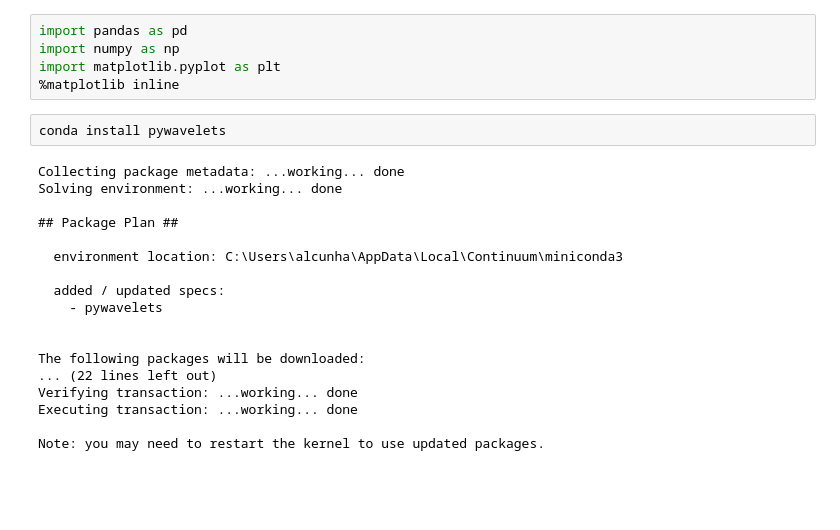
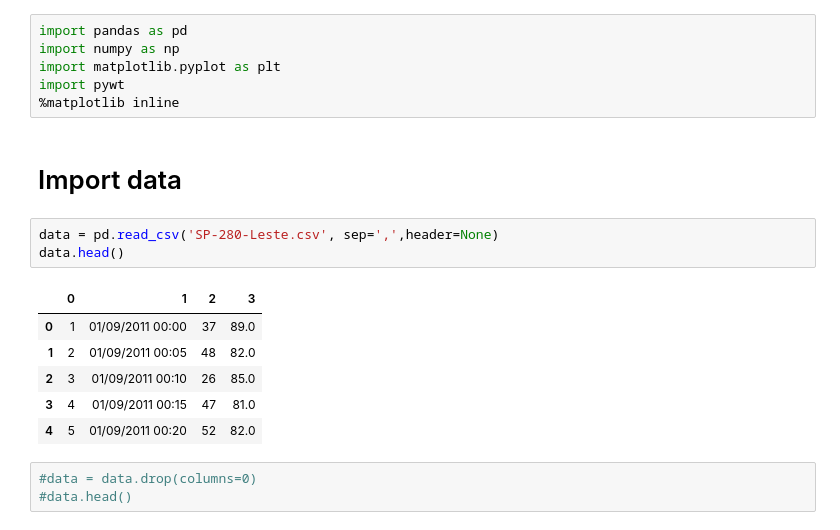
Before and after one commit to albnc/WaveletTrafficAnalysis, a Jupyter notebook: waveAnalysis.ipynb, the cells around one changed output. Cells and saved outputs as stored; diff of their text form; blank space fills up the shorter version.

Commit message:
add visualization data

```diff
--- a/waveAnalysis.ipynb
+++ b/waveAnalysis.ipynb
@@ -2,24 +2,20 @@
 import pandas as pd
 import numpy as np
 import matplotlib.pyplot as plt
+import pywt
 %matplotlib inline
-# %%
-conda install pywavelets
-# %% [output]
-Collecting package metadata: ...working... done
-Solving environment: ...working... done
-
-## Package Plan ##
-
-  environment location: C:\Users\alcunha\AppData\Local\Continuum\miniconda3
-
-  added / updated specs:
-    - pywavelets
-
-
-The following packages will be downloaded:
-... (22 lines left out)
-Verifying transaction: ...working... done
-Executing transaction: ...working... done
-
-Note: you may need to restart the kernel to use updated packages.
+# %% [markdown]
+# Import data
+# %%
+data = pd.read_csv('SP-280-Leste.csv', sep=',',header=None)
+data.head()
+# %% [output]
+|  | 0 | 1 | 2 | 3 |
+| 0 | 1 | 01/09/2011 00:00 | 37 | 89.0 |
+| 1 | 2 | 01/09/2011 00:05 | 48 | 82.0 |
+| 2 | 3 | 01/09/2011 00:10 | 26 | 85.0 |
+| 3 | 4 | 01/09/2011 00:15 | 47 | 81.0 |
+| 4 | 5 | 01/09/2011 00:20 | 52 | 82.0 |
+# %%
+#data = data.drop(columns=0)
+#data.head()
```
Also changed, not shown: parts of 7 cells of this notebook, 1 other file.
